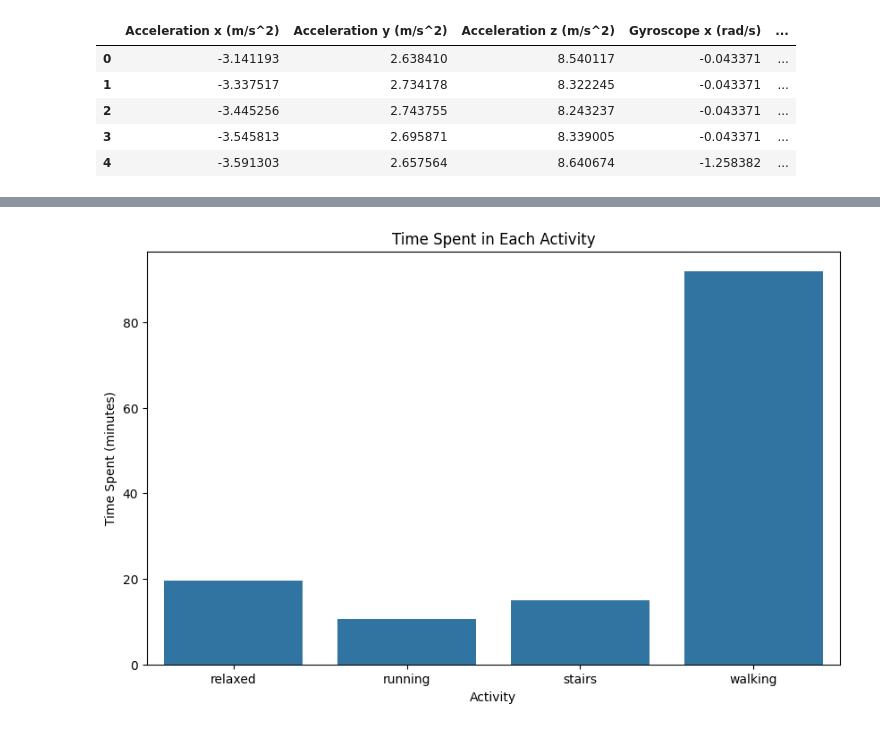
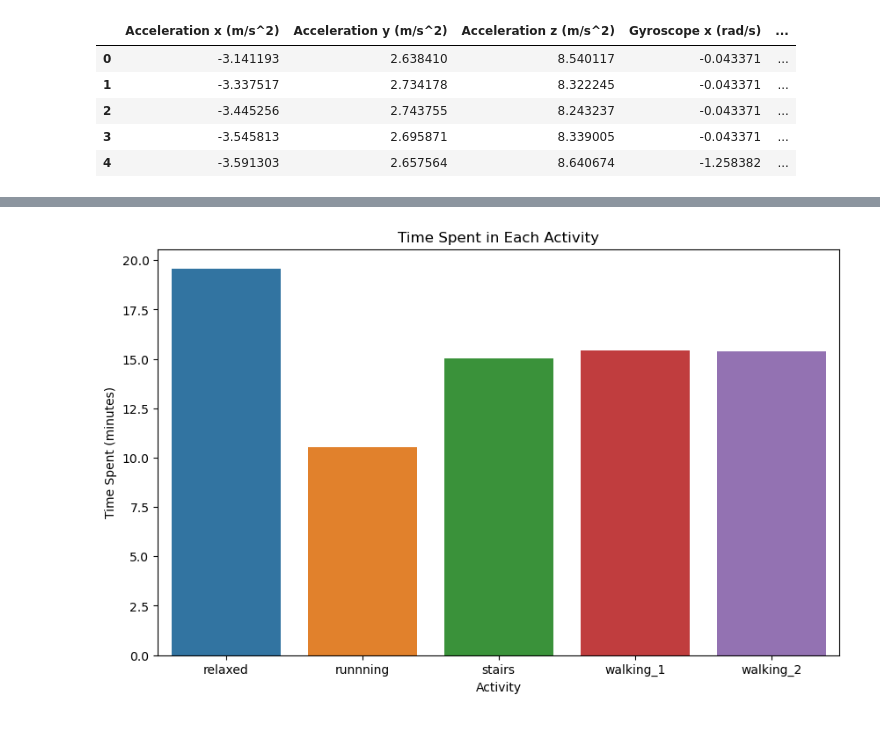
Before and after one commit to liatoutou/ML4QS, a Jupyter notebook: eda.ipynb, the cells around one changed output, grey strips where cells are left out. Saved outputs shown, nothing was run; the diff lists cells and outputs as text; code cells hidden in the pictures.

```diff
--- a/eda.ipynb
+++ b/eda.ipynb
@@ -247,16 +257,16 @@ for activity in activities:
 # %%
 # Calculate the time spent in each activity
-time_spent = df.groupby('Activity').apply(lambda x: (x['Timestamp'].max() - x['Timestamp'].min()).total_seconds() / 60)
+time_spent = df.groupby('Source').apply(lambda x: (x['Timestamp'].max() - x['Timestamp'].min()).total_seconds() / 60)
 
 # Plot the time spent in each activity
 plt.figure(figsize=(10, 6))
 sns.barplot(x=time_spent.index, y=time_spent.values)
 plt.title('Time Spent in Each Activity')
 plt.xlabel('Activity')
 plt.ylabel('Time Spent (minutes)')
 plt.show()
 # %% [output]
-[figure, old version]
+[figure, new version]
 # %%
 # For each activity
 for activity in activities:
```
Also changed, not shown: parts of 9 cells of this notebook, 3 other files.
